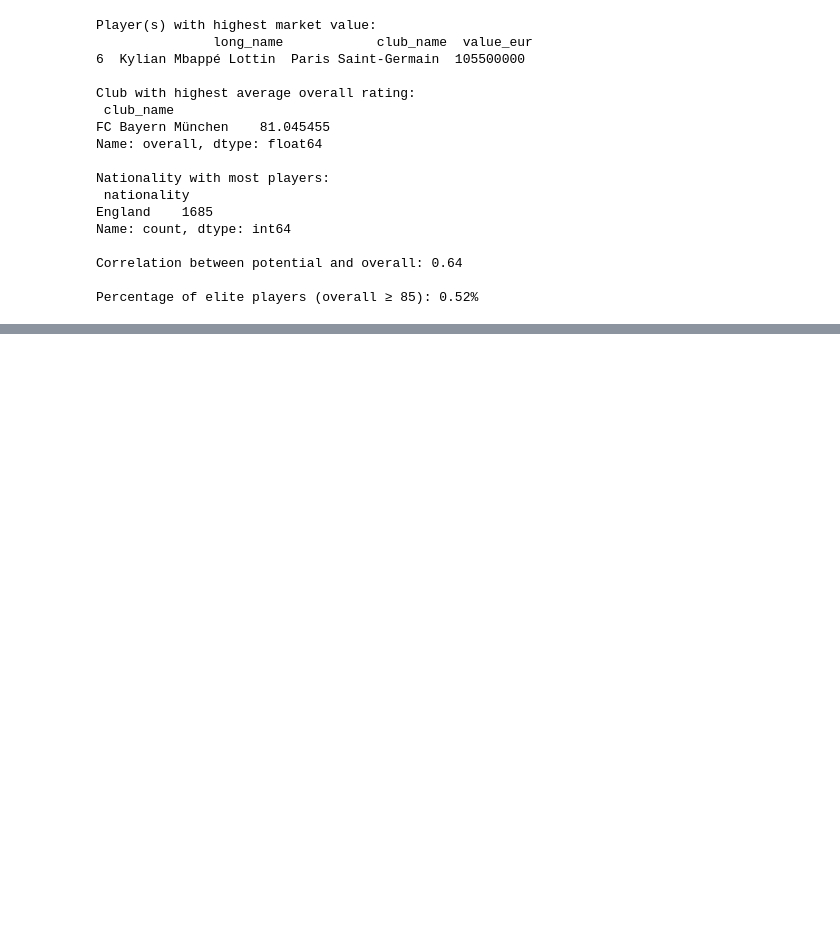
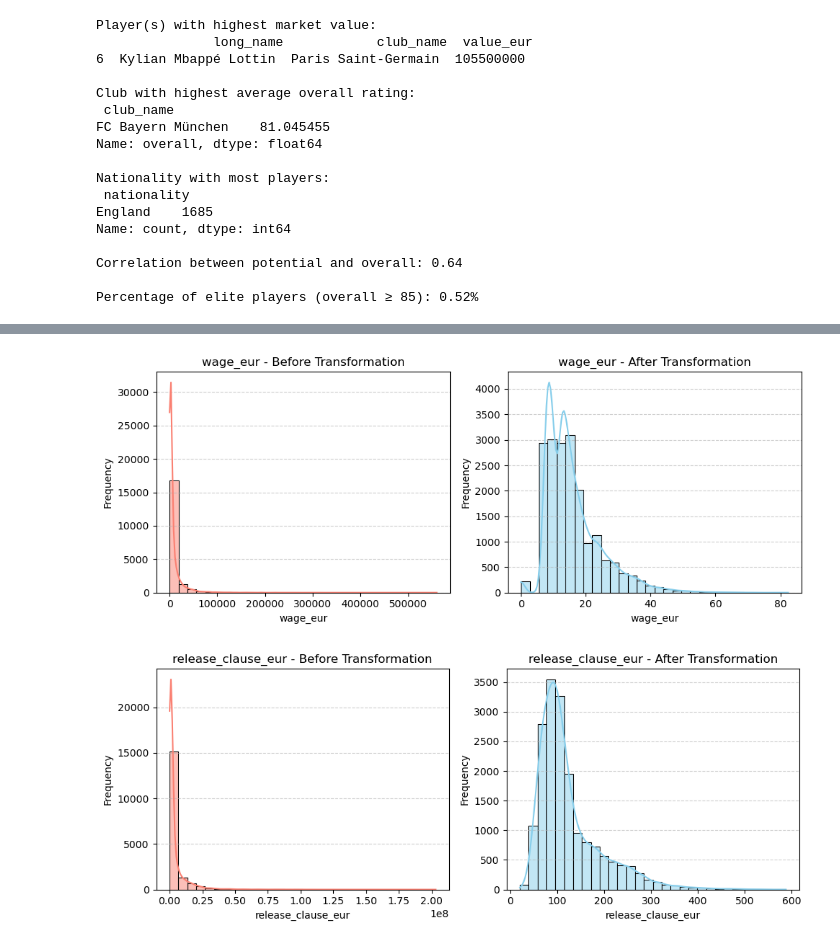
Before and after one commit to Nandhanaa-Mathesvaran/Fifa-dataset-EDA, a Jupyter notebook: SEP28.ipynb, the cells around one changed output, grey strips where cells are left out. Drawn from its saved outputs; the diff is of its cells as text; code cells hidden in the pictures; blank space fills up the shorter version.

Commit message:
exploratory data analysis of players_21

```diff
--- a/SEP28.ipynb
+++ b/SEP28.ipynb
@@ -313,3 +313,9 @@ Name: count, dtype: int64
 Correlation between potential and overall: 0.64
 
 Percentage of elite players (overall ≥ 85): 0.52%
+# %%
+df["BMI"] = df["weight_kg"] / ((df["height_cm"]/100) ** 2)
+#how much a player can improve
+df["potential_growth"] = df["potential"] - df["overall"]
+
+print(df[["BMI","potential_growth"]].head())
@@ -315,0 +329,14 @@ Percentage of elite players (overall ≥ 85): 0.52%
+# %%
+num_cols = df.select_dtypes(include=np.number).columns
+
+skew_values = df[num_cols].skew().sort_values(ascending=False)
+print("Skewness for numerical columns:\n")
+print(skew_values)
+df_copy = df.copy()
+cols_to_transform = ["wage_eur", "release_clause_eur"]
+
+df_copy["wage_eur"] = np.power(df_copy["wage_eur"], 1/3)
+df_copy["release_clause_eur"] = np.power(df_copy["release_clause_eur"], 1/3)
+
+print("\nSkewness after transformation:\n")
+print(df_copy[cols_to_transform].skew())
@@ -315,0 +364,27 @@ Percentage of elite players (overall ≥ 85): 0.52%
+# %%
+cols_to_transform = ["wage_eur", "release_clause_eur"]
+
+for col in cols_to_transform:
+    plt.figure(figsize=(10,4))
+
+    # BEFORE Transformation
+    plt.subplot(1, 2, 1)
+    sns.histplot(df[col], kde=True, color='salmon', bins=30)
+    plt.title(f"{col} - Before Transformation")
+    plt.xlabel(col)
+    plt.ylabel("Frequency")
+    plt.grid(axis='y', linestyle='--', alpha=0.6)
+
+    # AFTER Transformation
+    plt.subplot(1, 2, 2)
+    sns.histplot(df_copy[col], kde=True, color='skyblue', bins=30)
+    plt.title(f"{col} - After Transformation")
+    plt.xlabel(col)
+    plt.ylabel("Frequency")
+    plt.grid(axis='y', linestyle='--', alpha=0.6)
+
+    plt.tight_layout()
+    plt.show()
+# %% [output]
+[figure, added]
+[figure, added]
```
Also changed, not shown: parts of 3 cells of this notebook.
